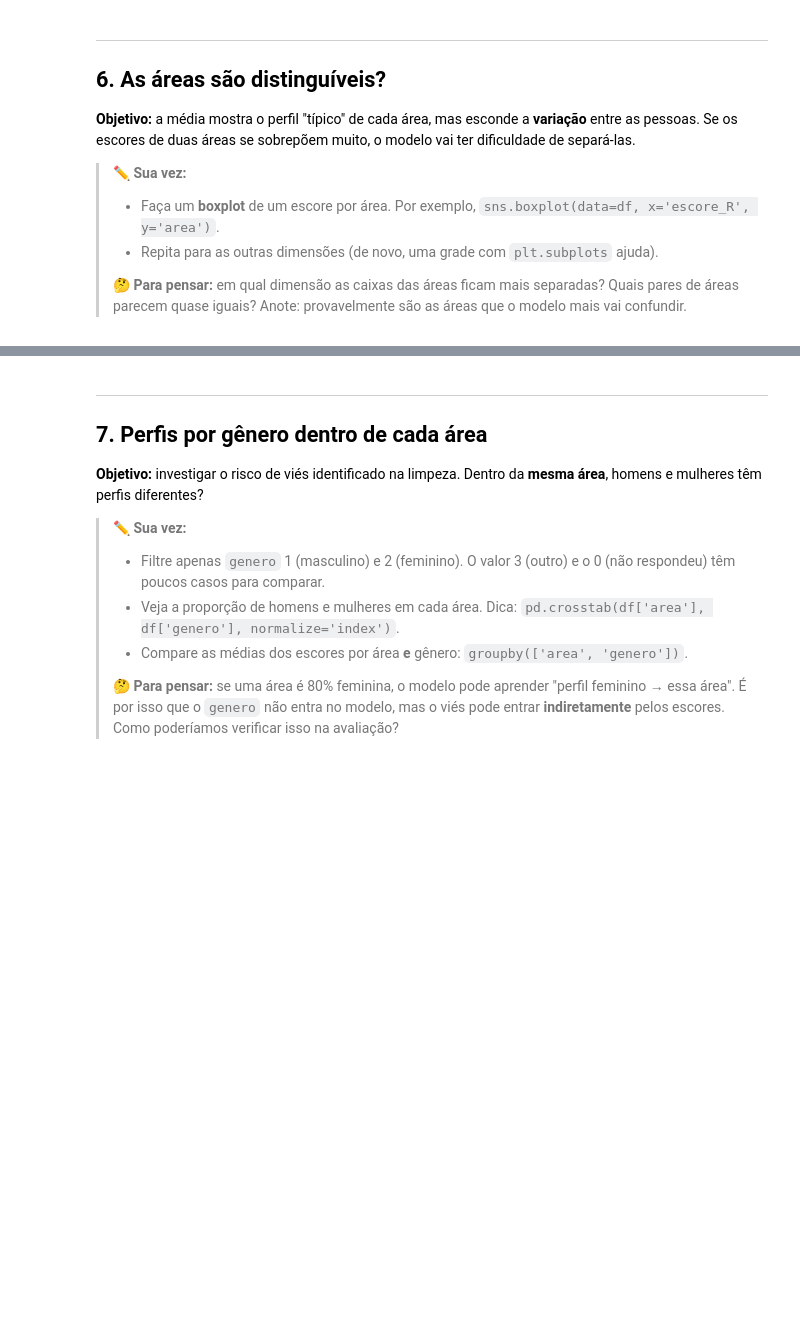
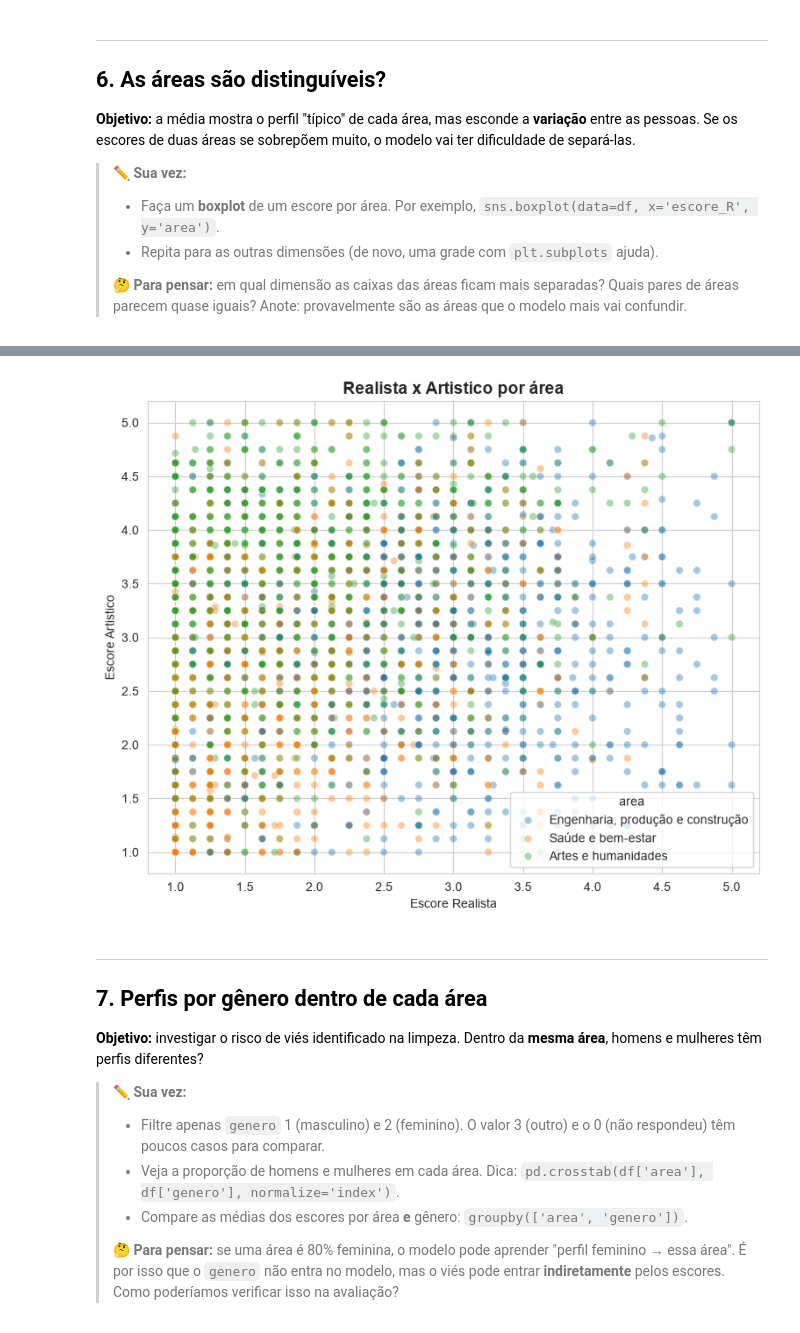
Before and after one commit to GS4L1M/Teste_Vocacional_ML, a Jupyter notebook: notebook/03_eda.ipynb, the cells around one changed output, grey strips where cells are left out. Drawn from its saved outputs; the diff is of its cells as text; code cells hidden in the pictures; blank space fills up the shorter version.

```diff
--- a/notebook/03_eda.ipynb
+++ b/notebook/03_eda.ipynb
@@ -424,3 +450,19 @@ Opostas (frente a frente)    média = 0.03   [np.float64(0.07), np.float64(0.03)
+# %%
+#tres areas de perfis bem diferentes
+areas_comparadas = ['Engenharia, produção e construção', 'Artes e humanidades', 'Saúde e bem-estar']
+
+#Amostra de 3.000 participantes dessas áreas
+
+amostra_areas = df[df['area'].isin(areas_comparadas)].sample(3000, random_state=42)
+
+plt.figure(figsize=(9, 7))
+sns.scatterplot(data=amostra_areas, x='escore_R', y='escore_A', hue='area', alpha=0.4)
+plt.title('Realista x Artistico por área', fontsize=14, fontweight='bold')
+plt.xlabel('Escore Realista')
+plt.ylabel('Escore Artistico')
+plt.show()
+# %% [output]
+[figure, added]
 # %% [markdown]
 ---
 ## 7. Perfis por gênero dentro de cada área
```
Also changed, not shown: parts of 2 cells of this notebook.
